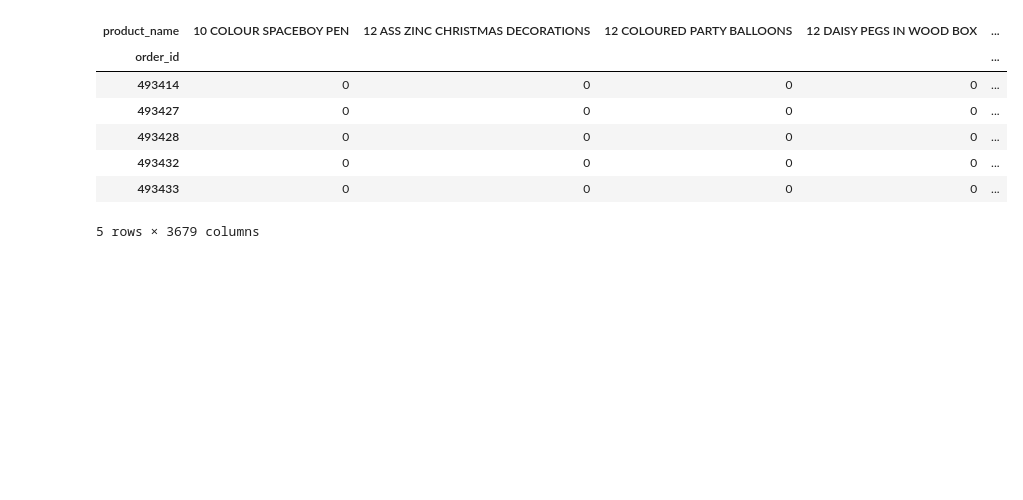
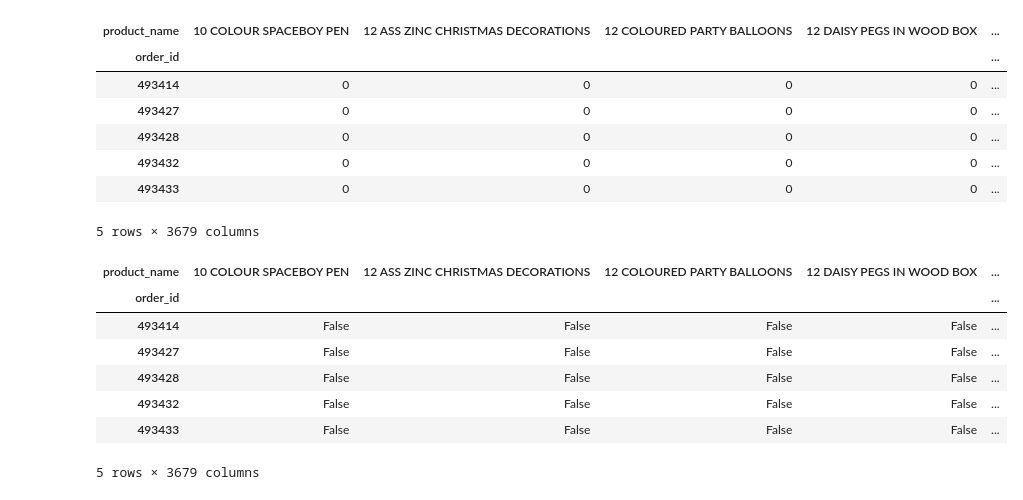
Before and after one commit to enthokz/Customer-Analysis, a Jupyter notebook: Basket Analysis/Basket Analysis Retail.ipynb, the cells around one changed output. Drawn from its saved outputs; the diff is of its cells as text; code cells hidden in the pictures; blank space fills up the shorter version.

```diff
--- a/Basket Analysis/Basket Analysis Retail.ipynb
+++ b/Basket Analysis/Basket Analysis Retail.ipynb
@@ -302,3 +304,21 @@ dbas.head()
 | 493432 | 0 | 0 | 0 | 0 | ... |
 | 493433 | 0 | 0 | 0 | 0 | ... |
 5 rows × 3679 columns
+# %%
+# Set as bolean
+def bol(x):
+    if x==0:
+        return False
+    else:
+        return True
+dbas= dbas.applymap(bol)
+dbas.head()
+# %% [output]
+| product_name | 10 COLOUR SPACEBOY PEN | 12 ASS ZINC CHRISTMAS DECORATIONS | 12 COLOURED PARTY BALLOONS | 12 DAISY PEGS IN WOOD BOX | ... |
+| order_id |  |  |  |  | ... |
+| 493414 | False | False | False | False | ... |
+| 493427 | False | False | False | False | ... |
+| 493428 | False | False | False | False | ... |
+| 493432 | False | False | False | False | ... |
+| 493433 | False | False | False | False | ... |
+5 rows × 3679 columns
```
Also changed, not shown: parts of 5 cells of this notebook.
